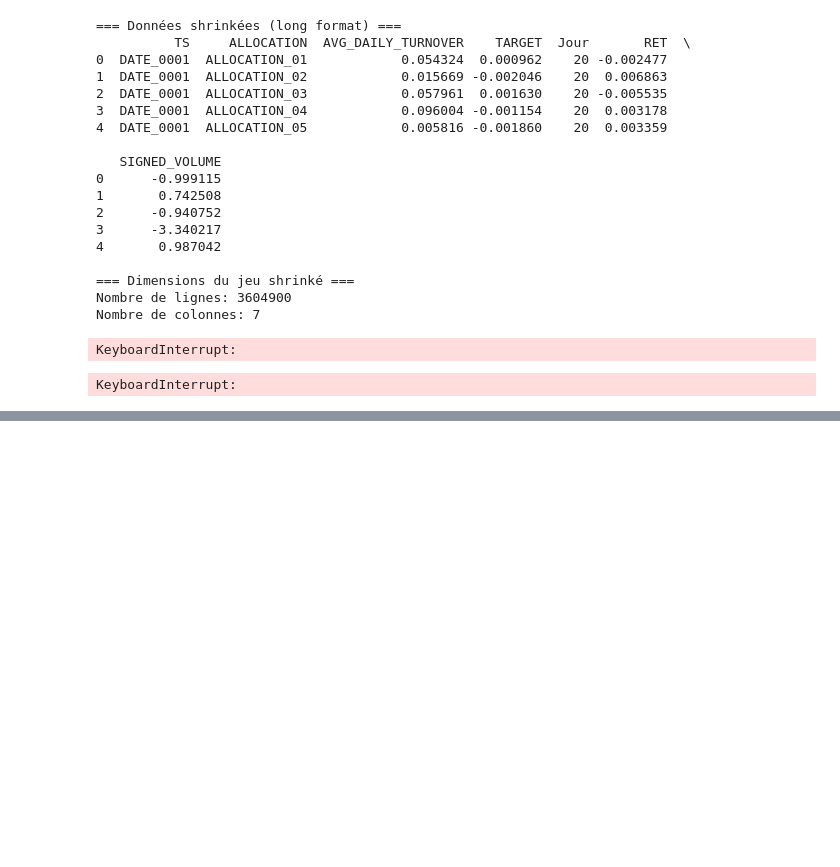
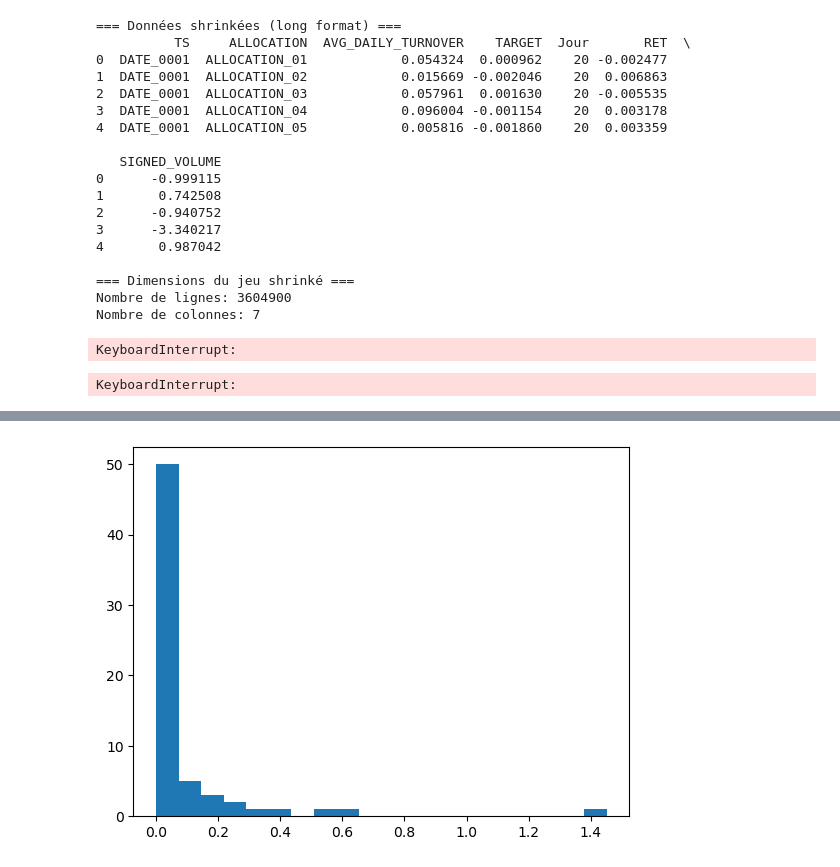
Before and after one commit to albertoconador/QRT_kaggle_10_25, a Jupyter notebook: explore.ipynb, the cells around one changed output, grey strips where cells are left out. Drawn from its saved outputs; the diff is of its cells as text; code cells hidden in the pictures; blank space fills up the shorter version.

```diff
--- a/explore.ipynb
+++ b/explore.ipynb
@@ -150,0 +168,5 @@ KeyboardInterrupt:
+# %%
+plt.hist(X_train.groupby('ALLOCATION')['AVG_DAILY_TURNOVER'].mean(), bins=20)
+plt.show()
+# %% [output]
+[figure, added]
```
Also changed, not shown: parts of 2 cells of this notebook, 1 other file.
